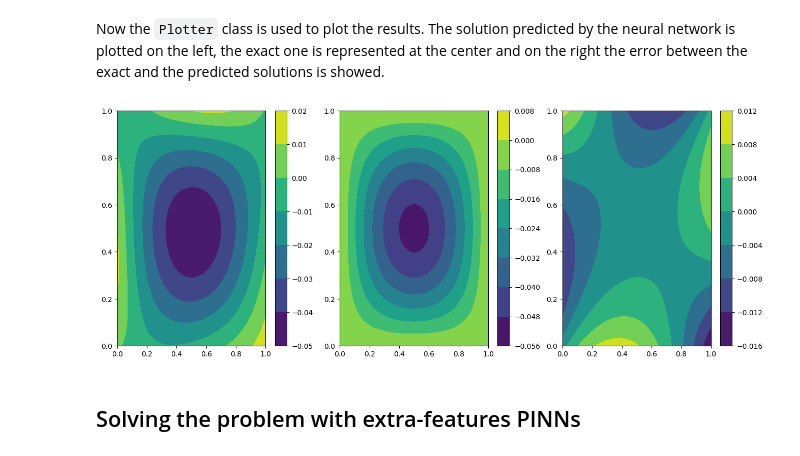
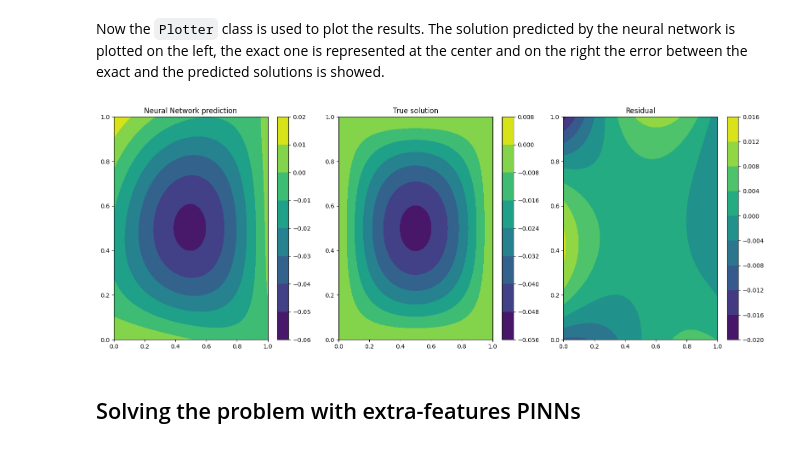
Before and after one commit to PINA-org/PINA-Tutorials, a Jupyter notebook: tutorial2/tutorial.ipynb, the cells around one changed output. Drawn from its saved outputs; the diff is of its cells as text; code cells hidden in the pictures.

```diff
--- a/tutorial2/tutorial.ipynb
+++ b/tutorial2/tutorial.ipynb
@@ -96,9 +97,9 @@ Now the `Plotter` class is used to plot the results.
 The solution predicted by the neural network is plotted on the left, the exact one is represented at the center and on the right the error between the exact and the predicted solutions is showed.
 # %%
 plotter = Plotter()
-plotter.plot(trainer)
+plotter.plot(solver=pinn)
 # %% [output]
-[figure, old version]
+[figure, new version]
 # %% [markdown]
 ## Solving the problem with extra-features PINNs
 # %% [markdown]
```
Also changed, not shown: parts of 7 cells of this notebook, 7 other files.
